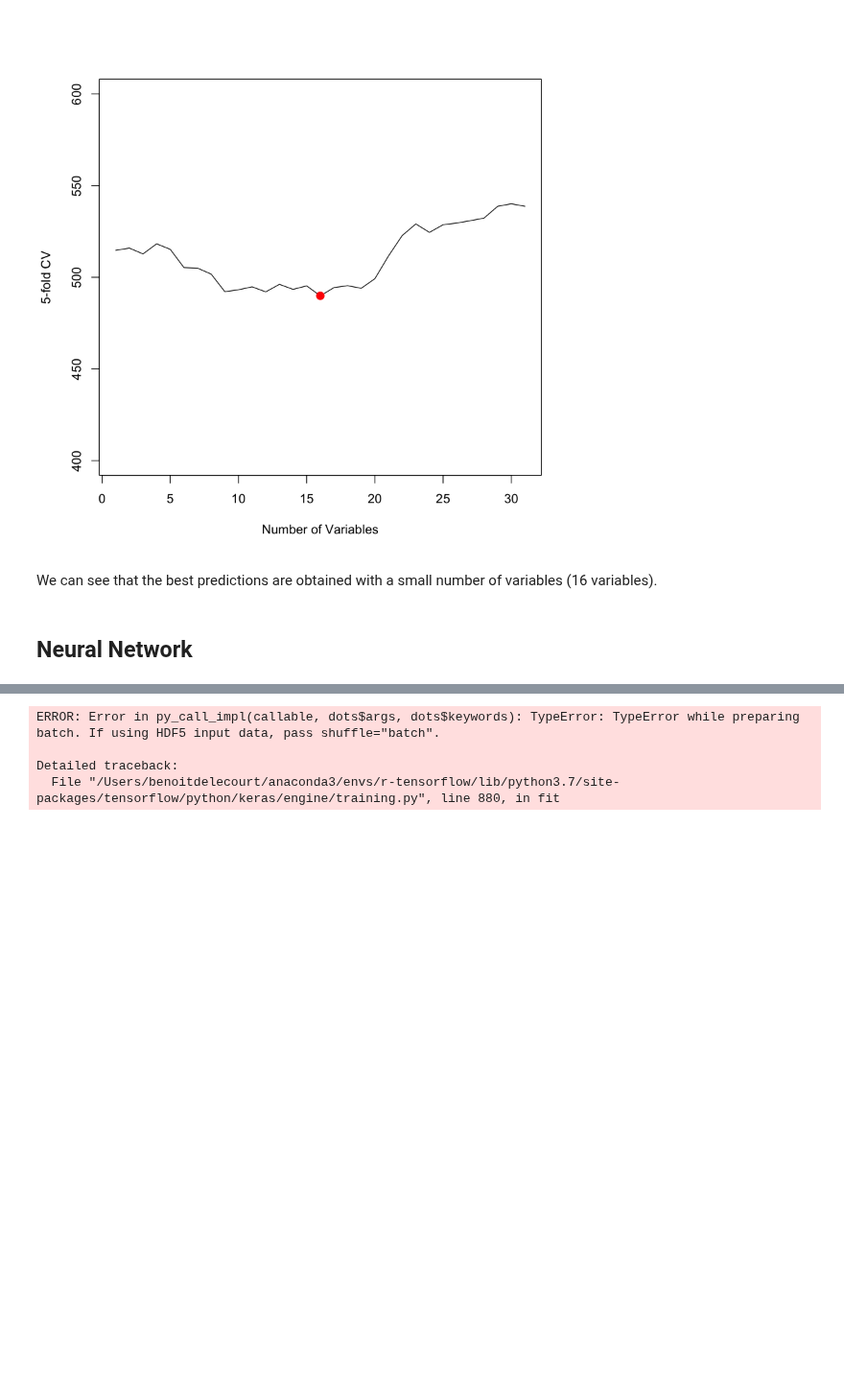
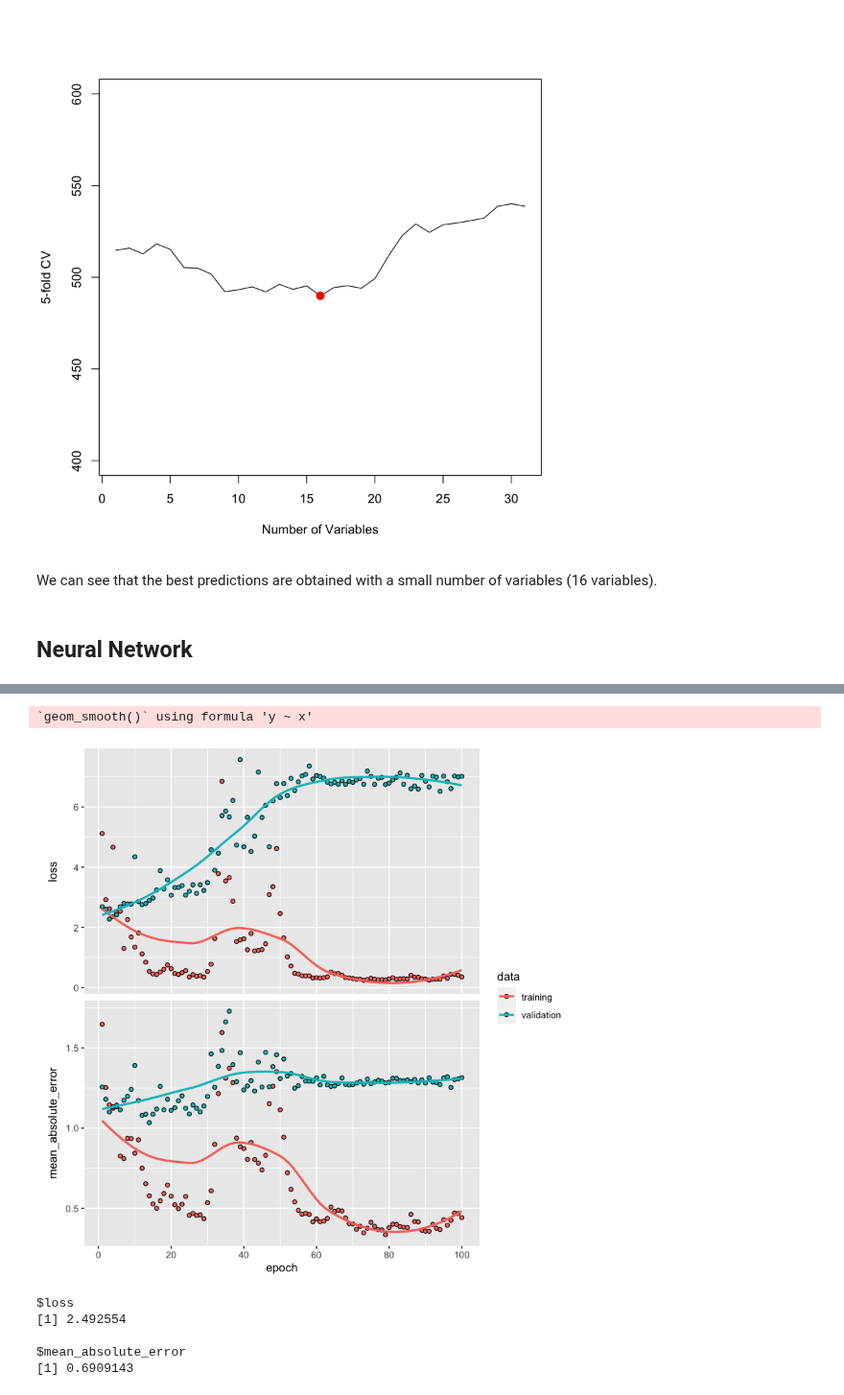
Before and after one commit to BenoitDelec/BIO-322--Predicting-odour-pleasantness-using-ML, a Jupyter notebook: src/Exploration.ipynb, the cells around one changed output, grey strips where cells are left out. Shown at 96% size. Saved outputs shown, nothing was run; the diff lists cells and outputs as text; code cells hidden in the pictures; blank space fills up the shorter version.

```diff
--- a/src/Exploration.ipynb
+++ b/src/Exploration.ipynb
@@ -350,10 +350,20 @@ library(keras)
 library(dplyr)
 use_condaenv('r-tensorflow')
 # %%
+len <- length(x[,1])
+idx.train <- sample(1:len, 2*len/3)
+
 x = scale(x, center=TRUE, scale = TRUE)
-y = scale(y, center=TRUE, scale = TRUE)
+#y = scale(y, center=TRUE, scale = TRUE)
+train.x <- as.matrix(x[idx.train,])
+train.y <- as.matrix(y[idx.train])
+test.x <- as.matrix(x[-idx.train,])
+test.y <- as.matrix(y[-idx.train])
+
 nn <- keras_model_sequential() %>%
-      layer_dense(units = 8, activation = 'relu', input_shape = c(dim(x)[2])) %>%
+      layer_dense(units = 50, activation = 'relu', input_shape = c(dim(train.x)[2])) %>%
+      layer_dropout(rate=0.4)%>%
+      layer_dense(units = 50, activation = 'relu') %>%
       layer_dense(units = 1, activation = 'linear')
 summary(nn)
 # %% [output]
@@ -375,14 +441,12 @@ nn %>% compile(
 # %%
 # Train the neural network
 history <- nn %>% fit(
-    x,
-    y,
-    batch_size = nrow(y), # all data points used in each iteration (regular gradient descent)
-    epochs = 2000,
-    validation_split = 0 # use all data for training, none for validation.
+    train.x,
+    train.y,
+    epochs = 100,
+    validation_split = 0.33 # use all data for training, none for validation.
 )
+plot(history)
 # %% [output]
-ERROR: Error in py_call_impl(callable, dots$args, dots$keywords): TypeError: TypeError while preparing batch. If using HDF5 input data, pass shuffle="batch".
-
-Detailed traceback:
-  File "/Users/benoitdelecourt/anaconda3/envs/r-tensorflow/lib/python3.7/site-packages/tensorflow/python/keras/engine/training.py", line 880, in fit
+`geom_smooth()` using formula 'y ~ x'
+[figure, added]
@@ -388,0 +455,8 @@ Detailed traceback:
+# %%
+scores
+# %% [output]
+$loss
+[1] 2.492554
+
+$mean_absolute_error
+[1] 0.6909143
```
Also changed, not shown: parts of 6 cells of this notebook.
